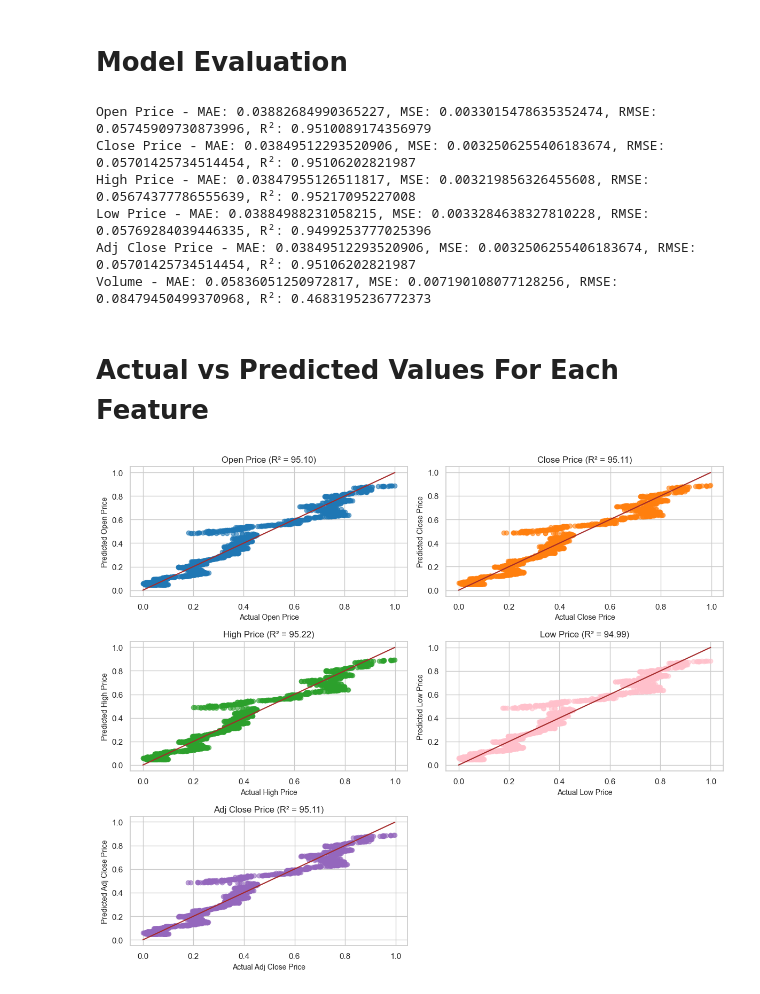
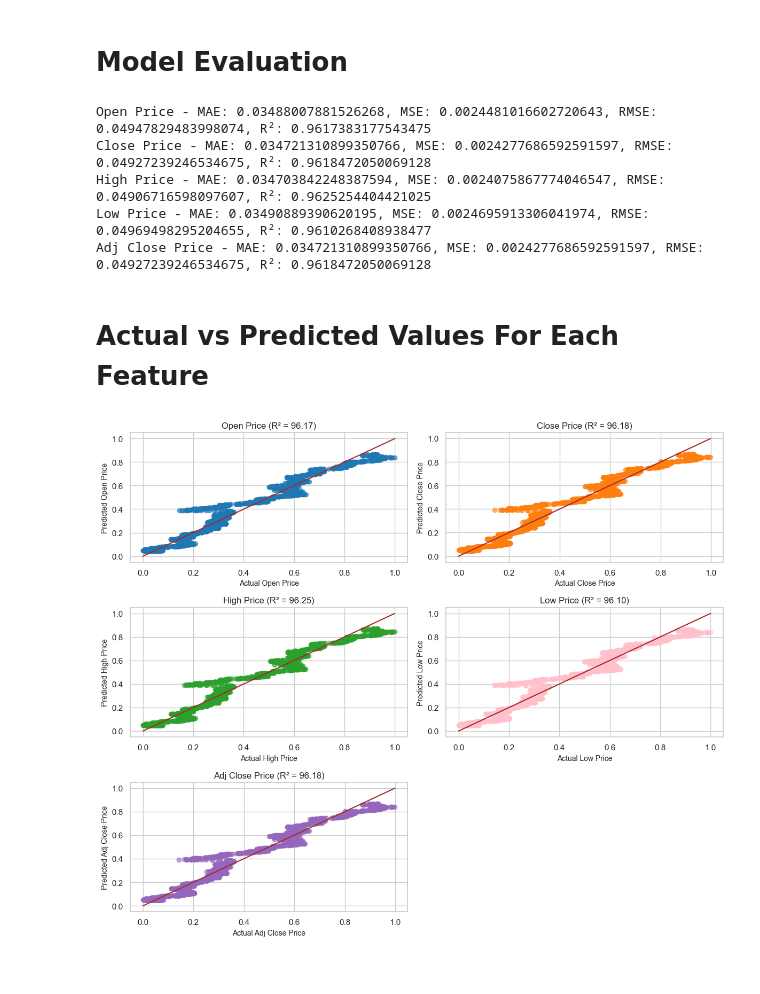
Before and after one commit to alphacrypto246/Stock-Price-Movement-Prediction, a Jupyter notebook: main.ipynb, the cells around one changed output. Drawn from its saved outputs; the diff is of its cells as text; code cells hidden in the pictures.

```diff
--- a/main.ipynb
+++ b/main.ipynb
@@ -18,7 +19,7 @@ from sklearn.metrics import mean_absolute_error, mean_squared_error, r2_score
 # %%
 ticker = "^NSEI"
 start_date = "2010-01-01"
-end_date = "2023-12-31"
+end_date = (datetime.today() - timedelta(days=1)).strftime("%Y-%m-%d")
 # %% [markdown]
 ## Fetch Data
 # %%
@@ -295,26 +294,18 @@ mse_adjclose = mean_squared_error(y_train_adjclose, adjclose_price_pred)
 rmse_adjclose = np.sqrt(mse_adjclose)
 r2_adjclose = r2_score(y_train_adjclose, adjclose_price_pred)
 
-# Calculate evaluation metrics for Volume
-mae_volume = mean_absolute_error(y_train_volume, volume_pred)
-mse_volume = mean_squared_error(y_train_volume, volume_pred)
-rmse_volume = np.sqrt(mse_volume)
-r2_volume = r2_score(y_train_volume, volume_pred)
-
 # Display the evaluation results
 print(f"Open Price - MAE: {mae_open}, MSE: {mse_open}, RMSE: {rmse_open}, R²: {r2_open}")
 print(f"Close Price - MAE: {mae_close}, MSE: {mse_close}, RMSE: {rmse_close}, R²: {r2_close}")
 print(f"High Price - MAE: {mae_high}, MSE: {mse_high}, RMSE: {rmse_high}, R²: {r2_high}")
 print(f"Low Price - MAE: {mae_low}, MSE: {mse_low}, RMSE: {rmse_low}, R²: {r2_low}")
 print(f"Adj Close Price - MAE: {mae_adjclose}, MSE: {mse_adjclose}, RMSE: {rmse_adjclose}, R²: {r2_adjclose}")
-print(f"Volume - MAE: {mae_volume}, MSE: {mse_volume}, RMSE: {rmse_volume}, R²: {r2_volume}")
 # %% [output]
-Open Price - MAE: 0.03882684990365227, MSE: 0.0033015478635352474, RMSE: 0.05745909730873996, R²: 0.9510089174356979
-Close Price - MAE: 0.03849512293520906, MSE: 0.0032506255406183674, RMSE: 0.05701425734514454, R²: 0.95106202821987
-High Price - MAE: 0.03847955126511817, MSE: 0.003219856326455608, RMSE: 0.05674377786555639, R²: 0.95217095227008
-Low Price - MAE: 0.03884988231058215, MSE: 0.0033284638327810228, RMSE: 0.05769284039446335, R²: 0.9499253777025396
-Adj Close Price - MAE: 0.03849512293520906, MSE: 0.0032506255406183674, RMSE: 0.05701425734514454, R²: 0.95106202821987
-Volume - MAE: 0.05836051250972817, MSE: 0.007190108077128256, RMSE: 0.08479450499370968, R²: 0.4683195236772373
+Open Price - MAE: 0.03488007881526268, MSE: 0.0024481016602720643, RMSE: 0.04947829483998074, R²: 0.9617383177543475
+Close Price - MAE: 0.034721310899350766, MSE: 0.0024277686592591597, RMSE: 0.04927239246534675, R²: 0.9618472050069128
+High Price - MAE: 0.034703842248387594, MSE: 0.0024075867774046547, RMSE: 0.04906716598097607, R²: 0.9625254404421025
+Low Price - MAE: 0.03490889390620195, MSE: 0.0024695913306041974, RMSE: 0.04969498295204655, R²: 0.9610268408938477
+Adj Close Price - MAE: 0.034721310899350766, MSE: 0.0024277686592591597, RMSE: 0.04927239246534675, R²: 0.9618472050069128
 # %% [markdown]
 # Actual vs Predicted Values For Each Feature
 # %%
@@ -333,16 +324,12 @@ y_predicted_low = low_price_pred  # Predicted Low prices
 y_actual_adjclose = y_train_adjclose  # Actual Adj Close prices
 y_predicted_adjclose = adjclose_price_pred  # Predicted Adj Close prices
 
-y_actual_volume = y_train_volume  # Actual Volume
-y_predicted_volume = volume_pred  # Predicted Volume
-
 # Calculate R² for each feature
 r2_open = r2_score(y_actual_open, y_predicted_open) * 100.00
 r2_close = r2_score(y_actual_close, y_predicted_close) * 100.00
 r2_high = r2_score(y_actual_high, y_predicted_high) * 100.00
 r2_low = r2_score(y_actual_low, y_predicted_low) * 100.00
 r2_adjclose = r2_score(y_actual_adjclose, y_predicted_adjclose) * 100.00
-r2_volume = r2_score(y_actual_volume, y_predicted_volume) * 100.00
 
 # Create the figure for plotting
 plt.figure(figsize=(12, 10))
@@ -360,33 +347,31 @@ plt.scatter(y_actual_close, y_predicted_close, color='#ff7f0e', alpha=0.6)
 plt.plot([min(y_actual_close), max(y_actual_close)], [min(y_actual_close), max(y_actual_close)], color='brown', linestyle='-')
 plt.title(f'Close Price (R² = {r2_close:.2f})', fontsize=12)
 plt.xlabel('Actual Close Price', fontsize=10)
 plt.ylabel('Predicted Close Price', fontsize=10)
 
 plt.subplot(3, 2, 3)
 plt.scatter(y_actual_high, y_predicted_high, color='#2ca02c', alpha=0.6)
 plt.plot([min(y_actual_high), max(y_actual_high)], [min(y_actual_high), max(y_actual_high)], color='brown', linestyle='-')
 plt.title(f'High Price (R² = {r2_high:.2f})', fontsize=12)
 plt.xlabel('Actual High Price', fontsize=10)
 plt.ylabel('Predicted High Price', fontsize=10)
 
 plt.subplot(3, 2, 4)
 plt.scatter(y_actual_low, y_predicted_low, color='#FFC0CB', alpha=0.6)
 plt.plot([min(y_actual_low), max(y_actual_low)], [min(y_actual_low), max(y_actual_low)], color='brown', linestyle='-')
 plt.title(f'Low Price (R² = {r2_low:.2f})', fontsize=12)
 plt.xlabel('Actual Low Price', fontsize=10)
 plt.ylabel('Predicted Low Price', fontsize=10)
 
 plt.subplot(3, 2, 5)
 plt.scatter(y_actual_adjclose, y_predicted_adjclose, color='#9467bd', alpha=0.6)
 plt.plot([min(y_actual_adjclose), max(y_actual_adjclose)], [min(y_actual_adjclose), max(y_actual_adjclose)], color='brown', linestyle='-')
 plt.title(f'Adj Close Price (R² = {r2_adjclose:.2f})', fontsize=12)
 plt.xlabel('Actual Adj Close Price', fontsize=10)
 plt.ylabel('Predicted Adj Close Price', fontsize=10)
 
-
-
 # Adjust layout for tight spacing
 plt.tight_layout()
 plt.show()
 # %% [output]
-[figure, old version]
+[figure, new version]
```
Also changed, not shown: parts of 15 cells of this notebook.
